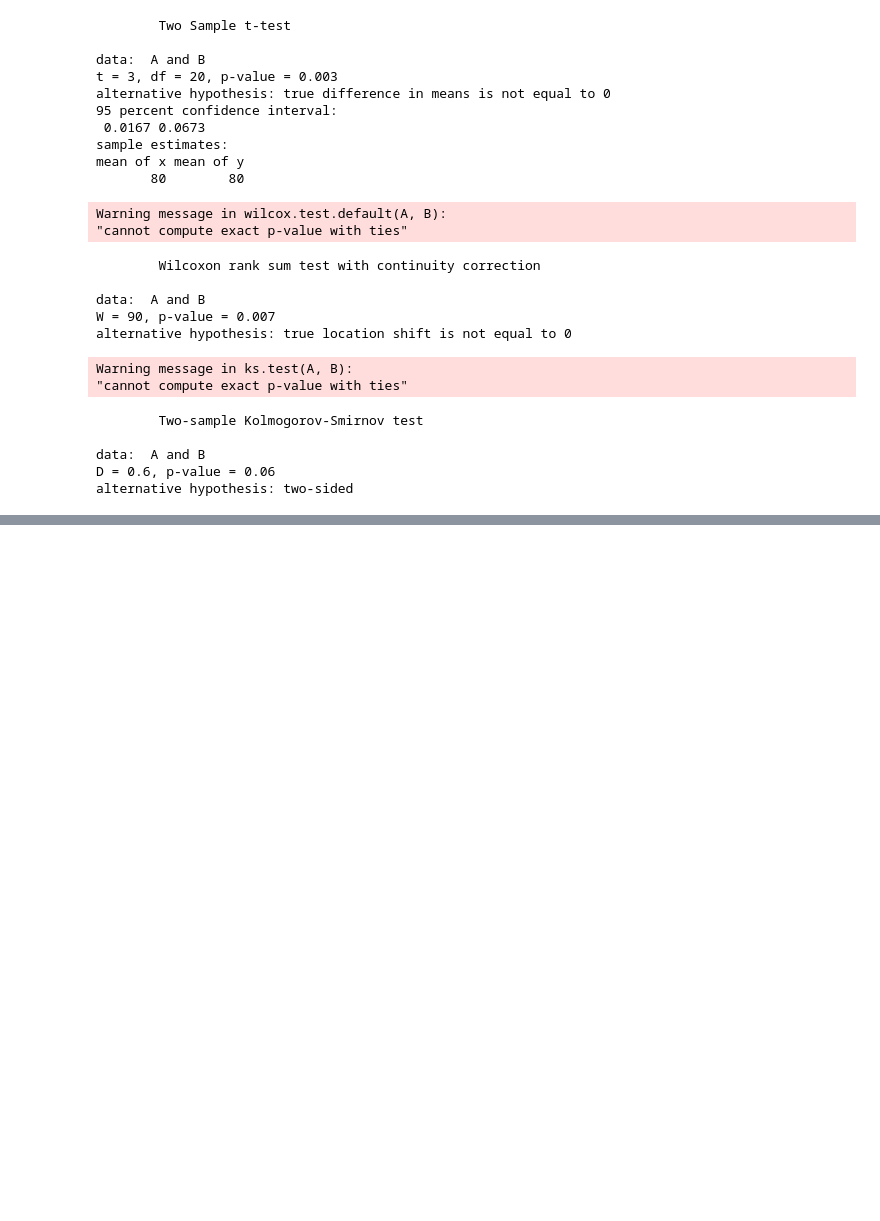
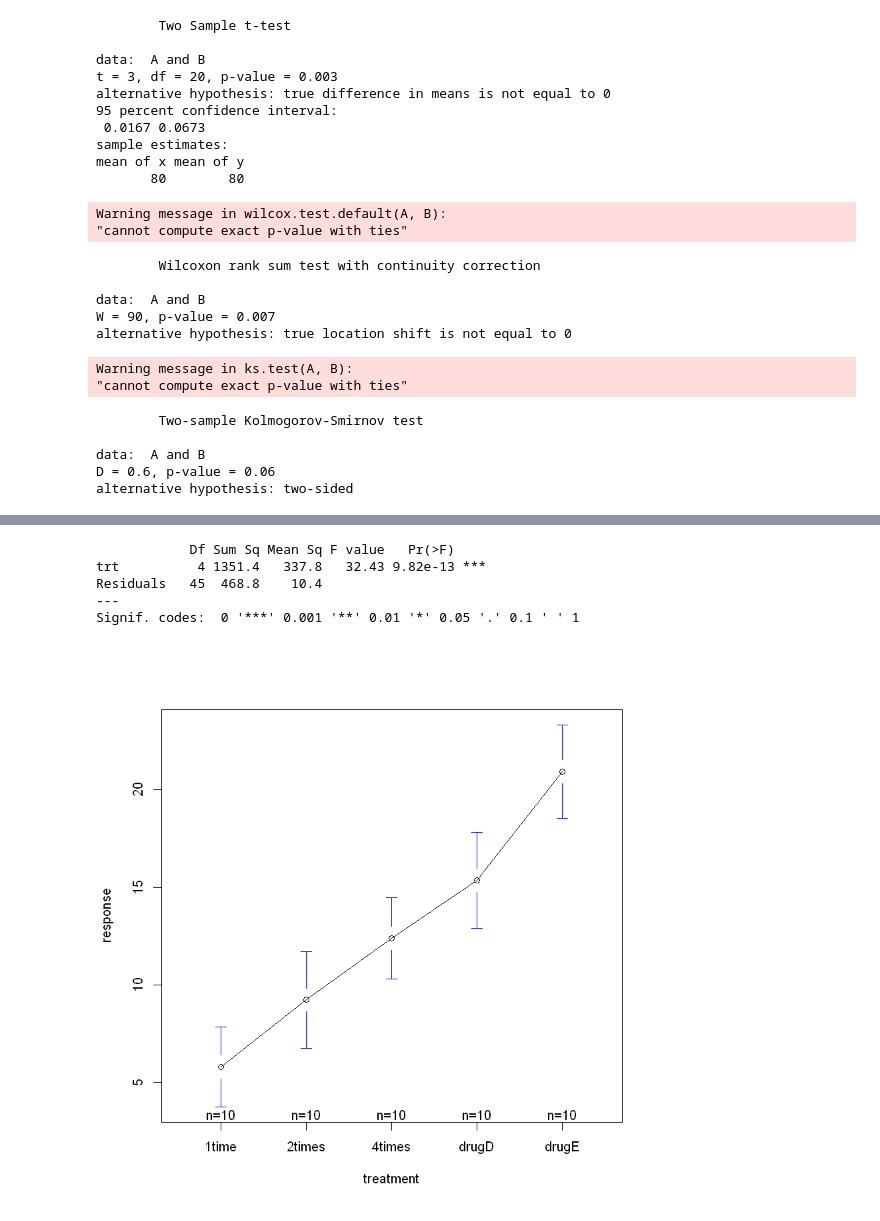
Before and after one commit to nightttt7/Rweekends, a Jupyter notebook: 利用周末学R语言 (5) - 概率函数与样本检验.ipynb, the cells around one changed output, grey strips where cells are left out. Drawn from its saved outputs; the diff is of its cells as text; code cells hidden in the pictures; blank space fills up the shorter version.

```diff
--- a/利用周末学R语言 (5) - 概率函数与样本检验.ipynb
+++ b/利用周末学R语言 (5) - 概率函数与样本检验.ipynb
@@ -196,0 +345,16 @@ alternative hypothesis: two-sided
+# %%
+fit <- aov(response ~ trt)
+summary(fit)
+# %% [output]
+            Df Sum Sq Mean Sq F value   Pr(>F)
+trt          4 1351.4   337.8   32.43 9.82e-13 ***
+Residuals   45  468.8    10.4
+---
+Signif. codes:  0 '***' 0.001 '**' 0.01 '*' 0.05 '.' 0.1 ' ' 1
+# %%
+gplots::plotmeans(response ~ trt, xlab="treatment",
+                 ylab="response")
+detach(multcomp::cholesterol)
+# 95%置信区间
+# %% [output]
+[figure, added]
```
Also changed, not shown: parts of 19 cells of this notebook, 8 other files.
